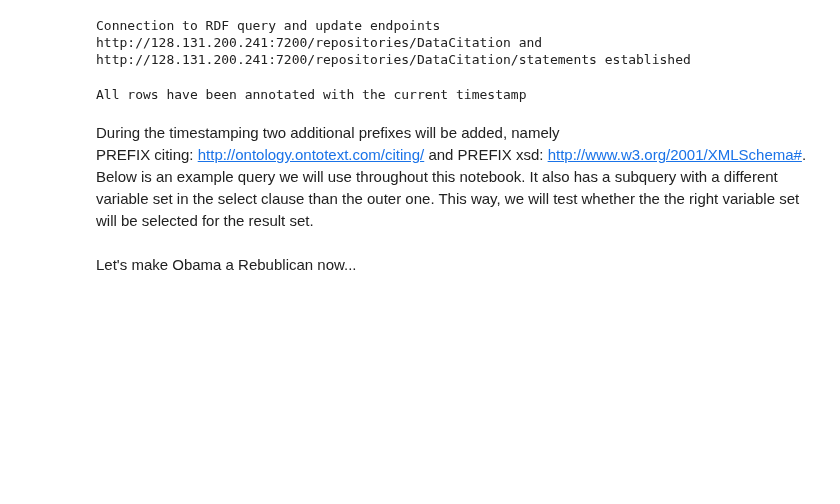
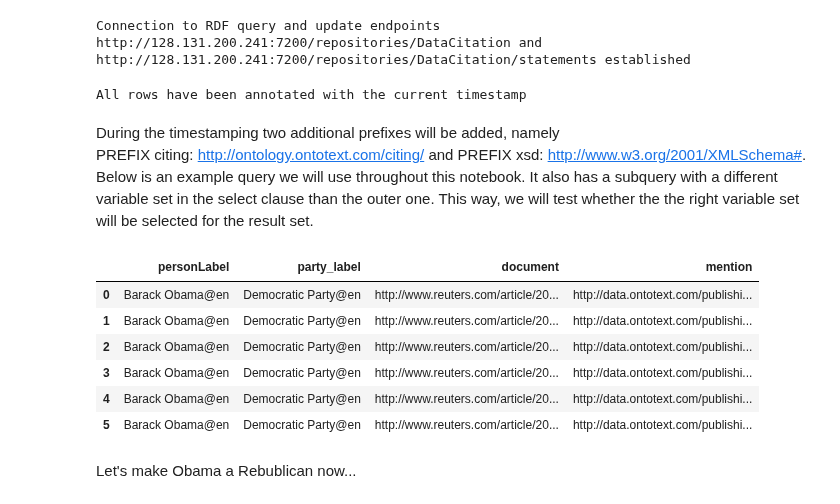
Before and after one commit to GreenfishK/DataCitation, a Jupyter notebook: examples/recommendations_walkthrough/PoC and algorithm.ipynb, the cells around one changed output. Drawn from its saved outputs; the diff is of its cells as text; code cells hidden in the pictures; blank space fills up the shorter version.

```diff
--- a/examples/recommendations_walkthrough/PoC and algorithm.ipynb
+++ b/examples/recommendations_walkthrough/PoC and algorithm.ipynb
@@ -95,21 +95,29 @@ PREFIX citing: <http://ontology.ontotext.com/citing/> and PREFIX xsd: <http://ww
 # %%
 # Prepare test query and timestamps
 original_query = """
 PREFIX pub: <http://ontology.ontotext.com/taxonomy/>
 PREFIX publishing: <http://ontology.ontotext.com/publishing#>
 
 select ?personLabel ?party_label ?document ?mention {
     ?mention publishing:hasInstance ?person .
     ?document publishing:containsMention ?mention .
     ?person pub:memberOfPoliticalParty ?party .
     ?person pub:preferredLabel ?personLabel .
     ?party pub:hasValue ?value .
     ?value pub:preferredLabel ?party_label .
 
     filter(?personLabel = "Barack Obama"@en)
-} order by ?document ?mention
+} order by ?mention
 """
 rdf_engine.get_data(original_query) # dataframe
+# %% [output]
+|  | personLabel | party_label | document | mention |
+| 0 | Barack Obama@en | Democratic Party@en | http://www.reuters.com/article/20... | http://data.ontotext.com/publishi... |
+| 1 | Barack Obama@en | Democratic Party@en | http://www.reuters.com/article/20... | http://data.ontotext.com/publishi... |
+| 2 | Barack Obama@en | Democratic Party@en | http://www.reuters.com/article/20... | http://data.ontotext.com/publishi... |
+| 3 | Barack Obama@en | Democratic Party@en | http://www.reuters.com/article/20... | http://data.ontotext.com/publishi... |
+| 4 | Barack Obama@en | Democratic Party@en | http://www.reuters.com/article/20... | http://data.ontotext.com/publishi... |
+| 5 | Barack Obama@en | Democratic Party@en | http://www.reuters.com/article/20... | http://data.ontotext.com/publishi... |
 # %% [markdown]
 Let's make Obama a Rebublican now...
 # %%
```
Also changed, not shown: parts of 25 cells of this notebook, 3 other files.
